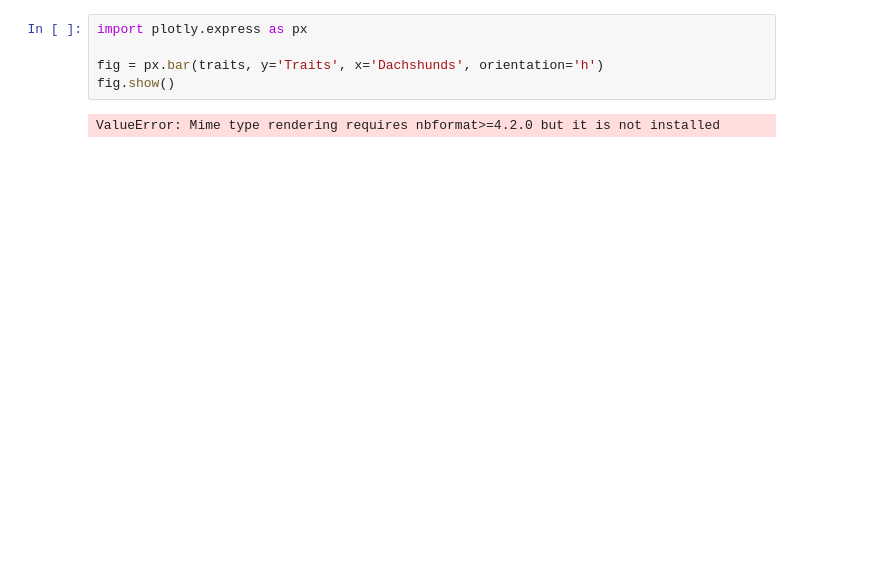
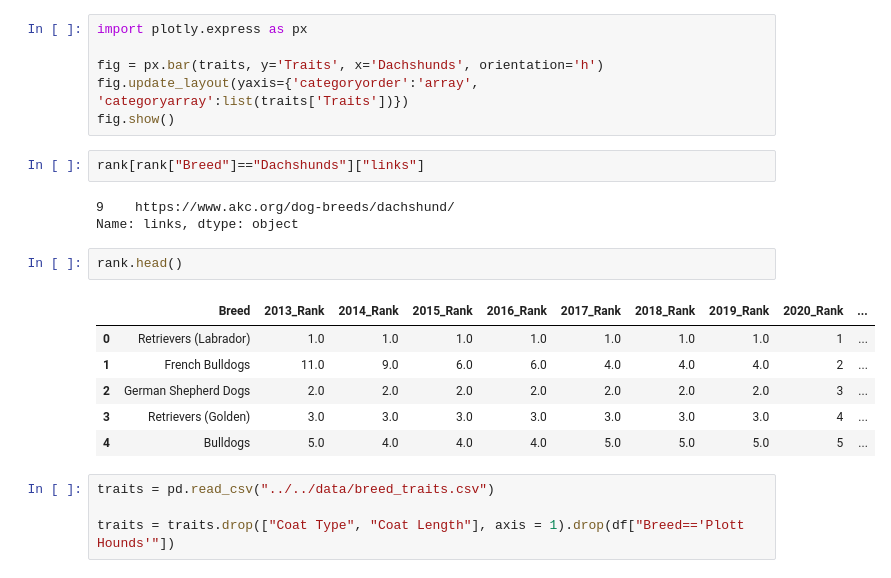
Before and after one commit to elenagan/dash-hound, a Jupyter notebook: src/pages/test.ipynb, the cells around one changed output. Cells and saved outputs as stored; diff of their text form; blank space fills up the shorter version.

```diff
--- a/src/pages/test.ipynb
+++ b/src/pages/test.ipynb
@@ -18,6 +34,23 @@ chart = alt.Chart(traits).mark_bar().encode(
 import plotly.express as px
 
 fig = px.bar(traits, y='Traits', x='Dachshunds', orientation='h')
+fig.update_layout(yaxis={'categoryorder':'array', 'categoryarray':list(traits['Traits'])})
 fig.show()
-# %% [output]
-ValueError: Mime type rendering requires nbformat>=4.2.0 but it is not installed
+# %%
+rank[rank["Breed"]=="Dachshunds"]["links"]
+# %% [output]
+9    https://www.akc.org/dog-breeds/dachshund/
+Name: links, dtype: object
+# %%
+rank.head()
+# %% [output]
+|  | Breed | 2013_Rank | 2014_Rank | 2015_Rank | 2016_Rank | 2017_Rank | 2018_Rank | 2019_Rank | 2020_Rank | ... |
+| 0 | Retrievers (Labrador) | 1.0 | 1.0 | 1.0 | 1.0 | 1.0 | 1.0 | 1.0 | 1 | ... |
+| 1 | French Bulldogs | 11.0 | 9.0 | 6.0 | 6.0 | 4.0 | 4.0 | 4.0 | 2 | ... |
+| 2 | German Shepherd Dogs | 2.0 | 2.0 | 2.0 | 2.0 | 2.0 | 2.0 | 2.0 | 3 | ... |
+| 3 | Retrievers (Golden) | 3.0 | 3.0 | 3.0 | 3.0 | 3.0 | 3.0 | 3.0 | 4 | ... |
+| 4 | Bulldogs | 5.0 | 4.0 | 4.0 | 4.0 | 5.0 | 5.0 | 5.0 | 5 | ... |
+# %%
+traits = pd.read_csv("../../data/breed_traits.csv")
+
+traits = traits.drop(["Coat Type", "Coat Length"], axis = 1).drop(df["Breed=='Plott Hounds'"])
```
Also changed, not shown: parts of 2 cells of this notebook, 4 other files.
